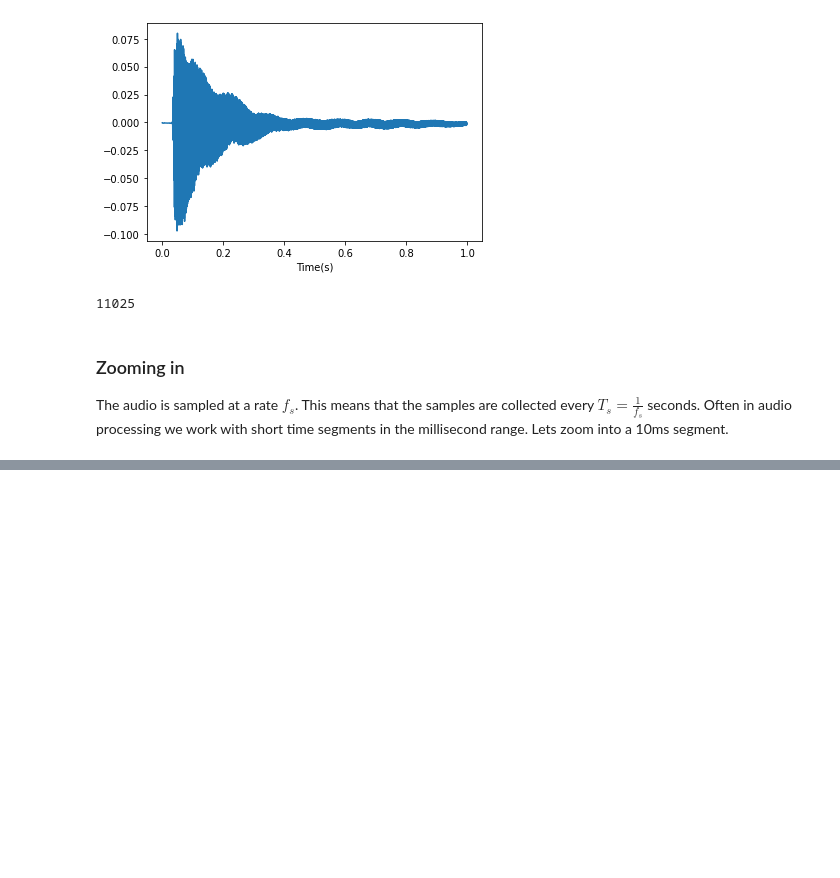
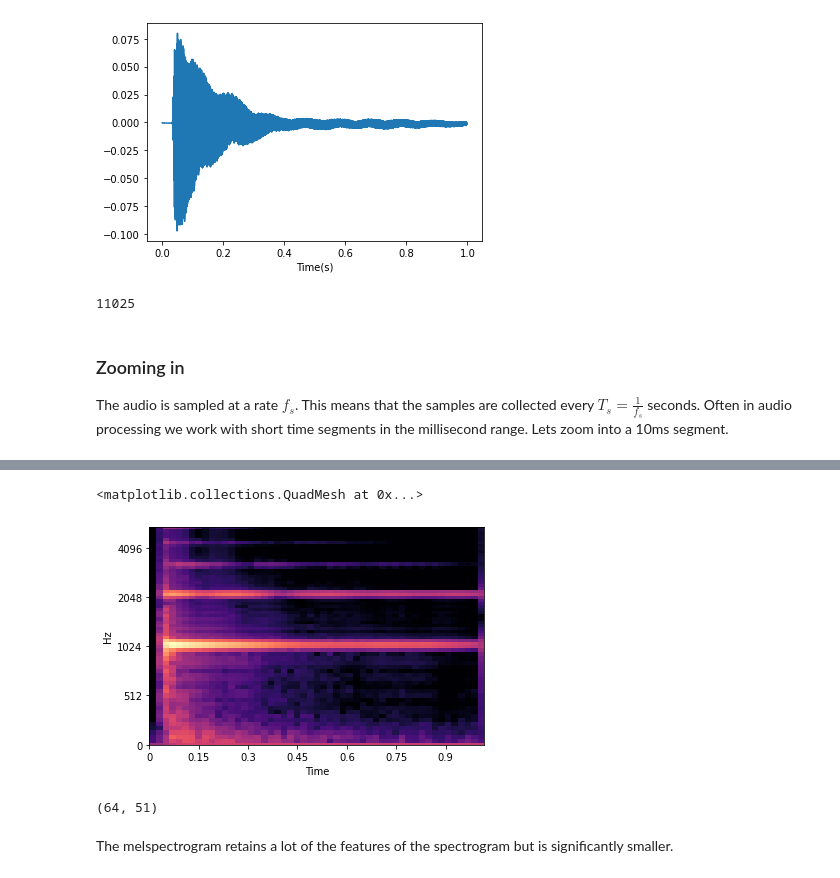
Before and after one commit to DeKUT-DSAIL/dsa2021, a Jupyter notebook: acoustic-processing/audio-processing.ipynb, the cells around one changed output, grey strips where cells are left out. Saved outputs shown, nothing was run; the diff lists cells and outputs as text; code cells hidden in the pictures; blank space fills up the shorter version.

```diff
--- a/acoustic-processing/audio-processing.ipynb
+++ b/acoustic-processing/audio-processing.ipynb
@@ -84,0 +141,29 @@ For mose audio processing applications, we work with short segments of audio in
+# %%
+num_mels = 64
+
+mel = librosa.feature.melspectrogram(signal,
+                                   sr=sampling_rate,
+                                   n_fft=nfft,
+                                   hop_length=hop_len,
+                                   win_length=win_len,
+                                   window='hamming',
+                                   n_mels=num_mels)
+
+mel_dB = librosa.power_to_db(mel, ref=np.max)
+librosa.display.specshow(mel_dB,
+                         x_axis='time',
+                         y_axis='mel',
+                         sr=sampling_rate,
+                         fmax=sampling_rate // 2,
+                         hop_length=hop_len,
+                         cmap='magma')
+# %% [output]
+<matplotlib.collections.QuadMesh at 0x...>
+[figure, added]
+# %%
+# mel shape
+mel.shape
+# %% [output]
+(64, 51)
+# %% [markdown]
+The melspectrogram retains a lot of the features of the spectrogram but is significantly smaller.
```
Also changed, not shown: parts of 6 cells of this notebook.
